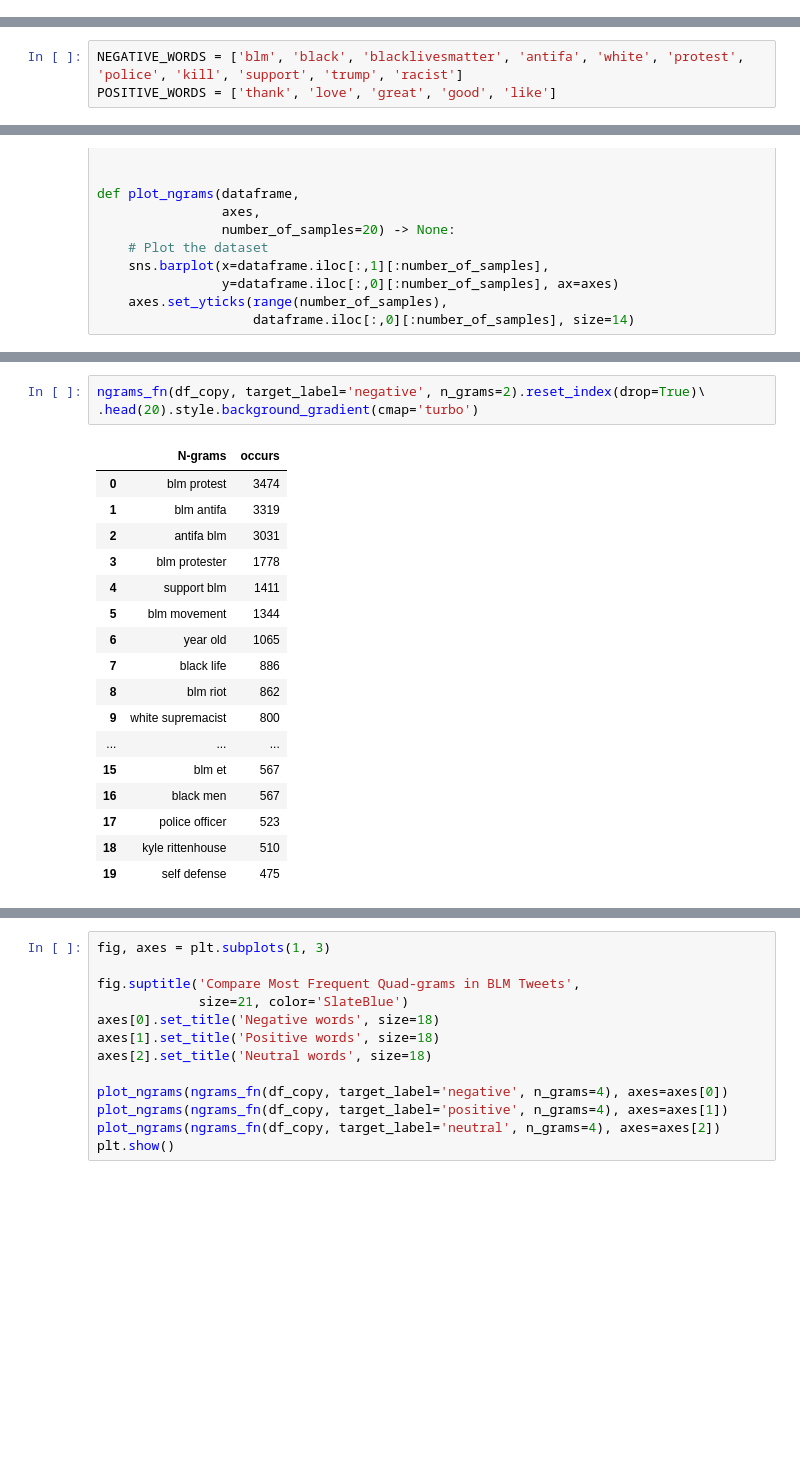
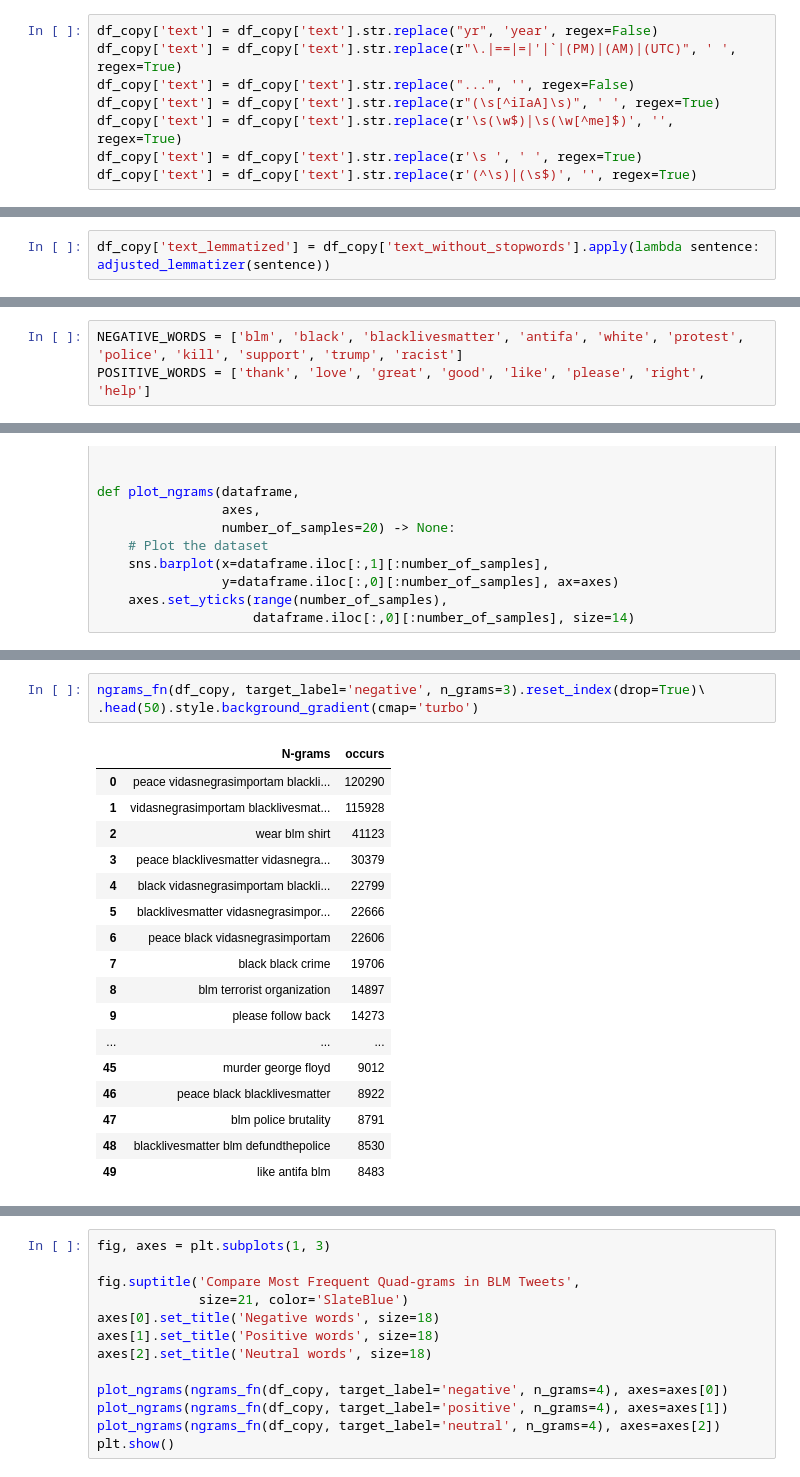
Before and after one commit to fahadshaikh30/thesis, a Jupyter notebook: ngrams/preprocess_tweets.ipynb, the cells around one changed output, grey strips where cells are left out. Cells and saved outputs as stored; diff of their text form; blank space fills up the shorter version.

Commit message:
ngrams

```diff
--- a/ngrams/preprocess_tweets.ipynb
+++ b/ngrams/preprocess_tweets.ipynb
@@ -148,6 +148,14 @@ def special_char(text):
 df_copy['text'] = df_copy['text'].apply(lambda sentence: special_char(sentence))
 # %%
 df_copy['text'] = df_copy['text'].str.replace('\d+', '', regex=True)
+# %%
+df_copy['text'] = df_copy['text'].str.replace("yr", 'year', regex=False)
+df_copy['text'] = df_copy['text'].str.replace(r"\.|==|=|'|`|(PM)|(AM)|(UTC)", ' ', regex=True)
+df_copy['text'] = df_copy['text'].str.replace("...", '', regex=False)
+df_copy['text'] = df_copy['text'].str.replace(r"(\s[^iIaA]\s)", ' ', regex=True)
+df_copy['text'] = df_copy['text'].str.replace(r'\s(\w$)|\s(\w[^me]$)', '', regex=True)
+df_copy['text'] = df_copy['text'].str.replace(r'\s ', ' ', regex=True)
+df_copy['text'] = df_copy['text'].str.replace(r'(^\s)|(\s$)', '', regex=True)
 # %% [markdown]
 ### Stopwords cleaning
 # %%
@@ -168,5 +176,7 @@ def adjusted_lemmatizer(text):
     pos_tagged_text = nltk.pos_tag(text.split())
     return " ".join([lemmatizer.lemmatize(word, wordnet_map.get(pos[0], wordnet.NOUN)) for word, pos in pos_tagged_text])
+# %%
+df_copy['text_lemmatized'] = df_copy['text_without_stopwords'].apply(lambda sentence: adjusted_lemmatizer(sentence))
 # %%
 df_copy['text_lemmatized'] = df_copy['text_lemmatized'].str.replace(r"(\s[^iIaA]\s)", ' ', regex=True)
 df_copy['text_lemmatized'] = df_copy['text_lemmatized'].str.replace(r'\s(\w$)|\s(\w[^me]$)', '', regex=True)
@@ -211,6 +223,6 @@ plt.show()
 # %%
 NEGATIVE_WORDS = ['blm', 'black', 'blacklivesmatter', 'antifa', 'white', 'protest', 'police', 'kill', 'support', 'trump', 'racist']
-POSITIVE_WORDS = ['thank', 'love', 'great', 'good', 'like']
+POSITIVE_WORDS = ['thank', 'love', 'great', 'good', 'like', 'please', 'right', 'help']
 # %%
 def words_counter_removal(dataframe: pd.DataFrame,
                           column,
@@ -440,22 +469,22 @@ ngrams_fn(df_copy, target_label='positive', n_grams=3).reset_index(drop=True)\
 # %%
-ngrams_fn(df_copy, target_label='negative', n_grams=2).reset_index(drop=True)\
-.head(20).style.background_gradient(cmap='turbo')
+ngrams_fn(df_copy, target_label='negative', n_grams=3).reset_index(drop=True)\
+.head(50).style.background_gradient(cmap='turbo')
 # %% [output]
 |  | N-grams | occurs |
-| 0 | blm protest | 3474 |
-| 1 | blm antifa | 3319 |
-| 2 | antifa blm | 3031 |
-| 3 | blm protester | 1778 |
-| 4 | support blm | 1411 |
-| 5 | blm movement | 1344 |
-| 6 | year old | 1065 |
-| 7 | black life | 886 |
-| 8 | blm riot | 862 |
-| 9 | white supremacist | 800 |
+| 0 | peace vidasnegrasimportam blackli... | 120290 |
+| 1 | vidasnegrasimportam blacklivesmat... | 115928 |
+| 2 | wear blm shirt | 41123 |
+| 3 | peace blacklivesmatter vidasnegra... | 30379 |
+| 4 | black vidasnegrasimportam blackli... | 22799 |
+| 5 | blacklivesmatter vidasnegrasimpor... | 22666 |
+| 6 | peace black vidasnegrasimportam | 22606 |
+| 7 | black black crime | 19706 |
+| 8 | blm terrorist organization | 14897 |
+| 9 | please follow back | 14273 |
 | ... | ... | ... |
-| 15 | blm et | 567 |
-| 16 | black men | 567 |
-| 17 | police officer | 523 |
-| 18 | kyle rittenhouse | 510 |
-| 19 | self defense | 475 |
+| 45 | murder george floyd | 9012 |
+| 46 | peace black blacklivesmatter | 8922 |
+| 47 | blm police brutality | 8791 |
+| 48 | blacklivesmatter blm defundthepolice | 8530 |
+| 49 | like antifa blm | 8483 |
 # %%
```
Also changed, not shown: parts of 22 cells of this notebook, 10 other files.
